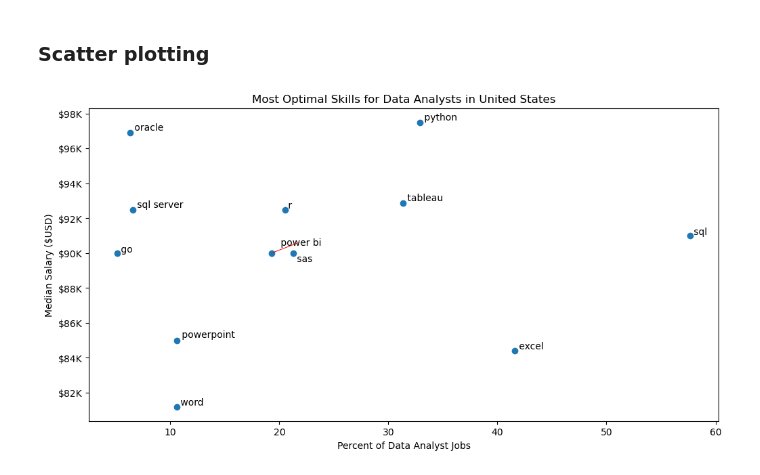
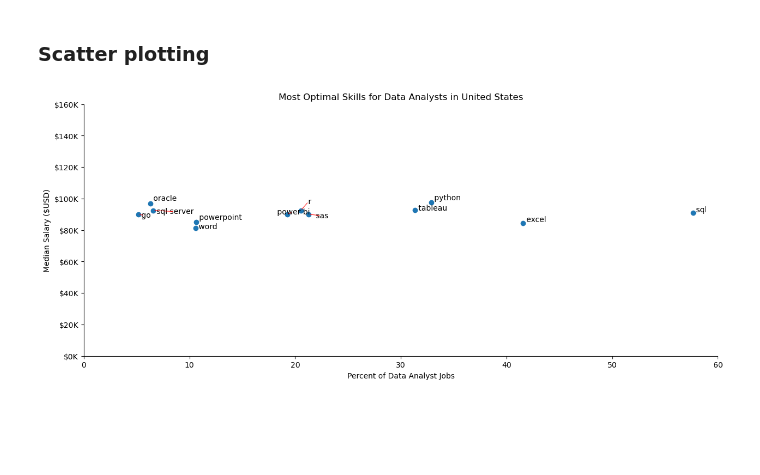
Before and after one commit to Sujalk63/Jobs-Skills-Analysis, a Jupyter notebook: 5_optimal_skills.ipynb, the cells around one changed output. Drawn from its saved outputs; the diff is of its cells as text; code cells hidden in the pictures; blank space fills up the shorter version.

```diff
--- a/5_optimal_skills.ipynb
+++ b/5_optimal_skills.ipynb
@@ -24,7 +24,7 @@ df['job_skills'] = df['job_skills'].apply(lambda x: ast.literal_eval(x) if pd.no
 # %% [markdown]
 ### Filtering based on country
 # %%
-country_name = "India" #stored in a variable so that later we can compare against USA
+country_name = "United States" #stored in a variable so that later we can compare against USA
 
 df_DA = df[(df['job_title_short'] == 'Data Analyst') & (df['job_country'] == country_name)].copy()
 
@@ -94,32 +94,36 @@ df_DA_skills_high_demand
 # %%
 from adjustText import adjust_text
 
-plt.figure(figsize=(12, 6))
+plt.figure(figsize=(15, 6))
 
 plt.scatter(df_DA_skills_high_demand['skill_percent'], df_DA_skills_high_demand['median_salary'])
 plt.xlabel('Percent of Data Analyst Jobs')
 plt.ylabel('Median Salary ($USD)')
 plt.title(f'Most Optimal Skills for Data Analysts in {country_name}')
+plt.xlim(0, 60)
+plt.ylim(0, 160000)
 
 
 ax = plt.gca()
 ax.yaxis.set_major_formatter(plt.FuncFormatter(lambda y, pos: f'${int(y/1000)}K'))
+ax.spines['top'].set_visible(False)
+ax.spines['right'].set_visible(False)
 
 texts = []
 for i, txt in enumerate(df_DA_skills_high_demand.index):
     texts.append(plt.text(df_DA_skills_high_demand['skill_percent'].iloc[i], df_DA_skills_high_demand['median_salary'].iloc[i], " " + txt))
 
 adjust_text(
     texts,
     arrowprops=dict(arrowstyle='-', color='red', lw=0.7, shrinkA=2, shrinkB=2),
     # arrowprops=dict(arrowstyle='-', color='red'),
     force_text=0.5,
     force_points=0.1,
     expand_points=(1.2, 1.4),
     expand_text=(1.2, 1.4),
     only_move={'points':'y', 'text':'xy'}
 )
 
 plt.show()
 # %% [output]
-[figure, old version]
+[figure, new version]
```
Also changed, not shown: parts of 1 cell of this notebook, 3 other files.
